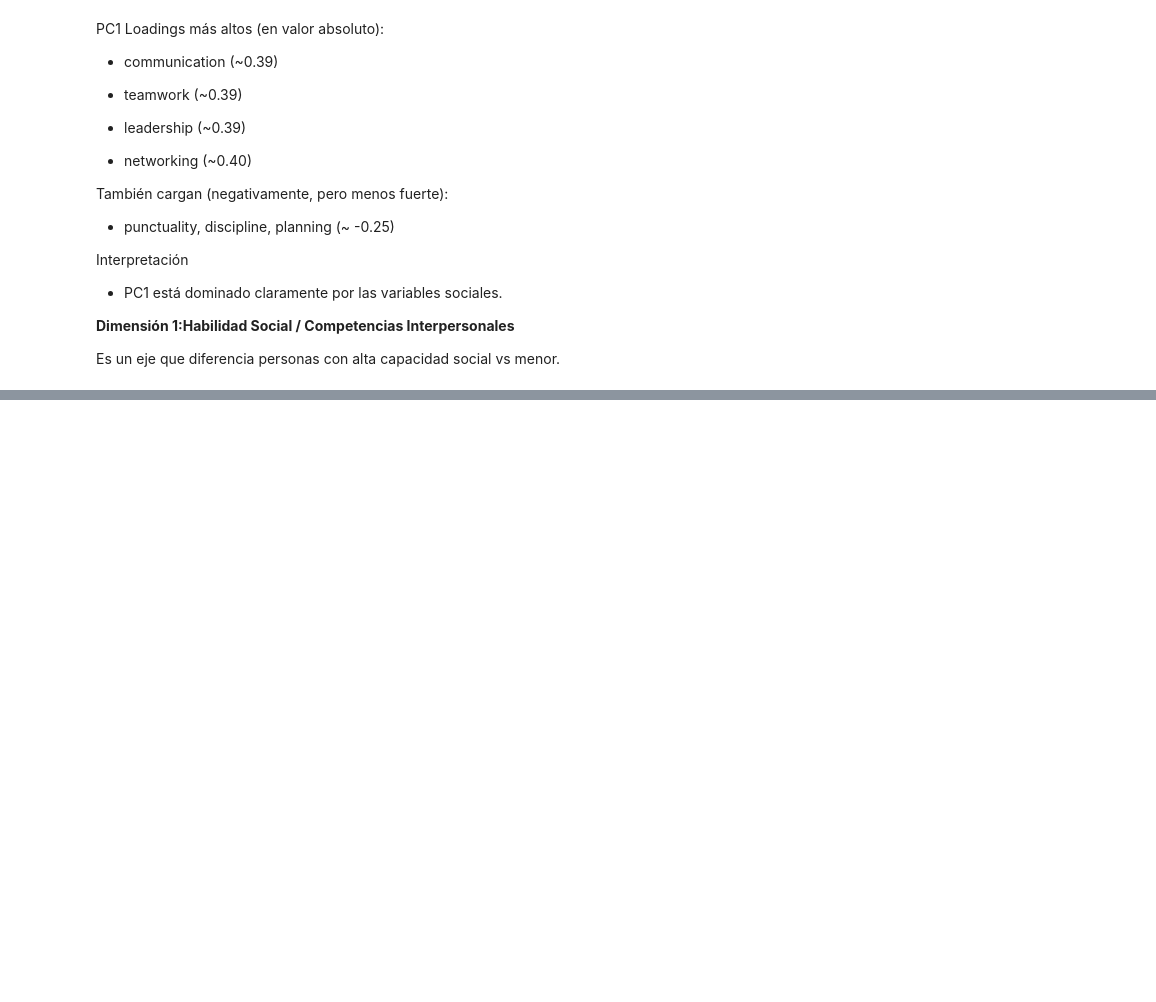
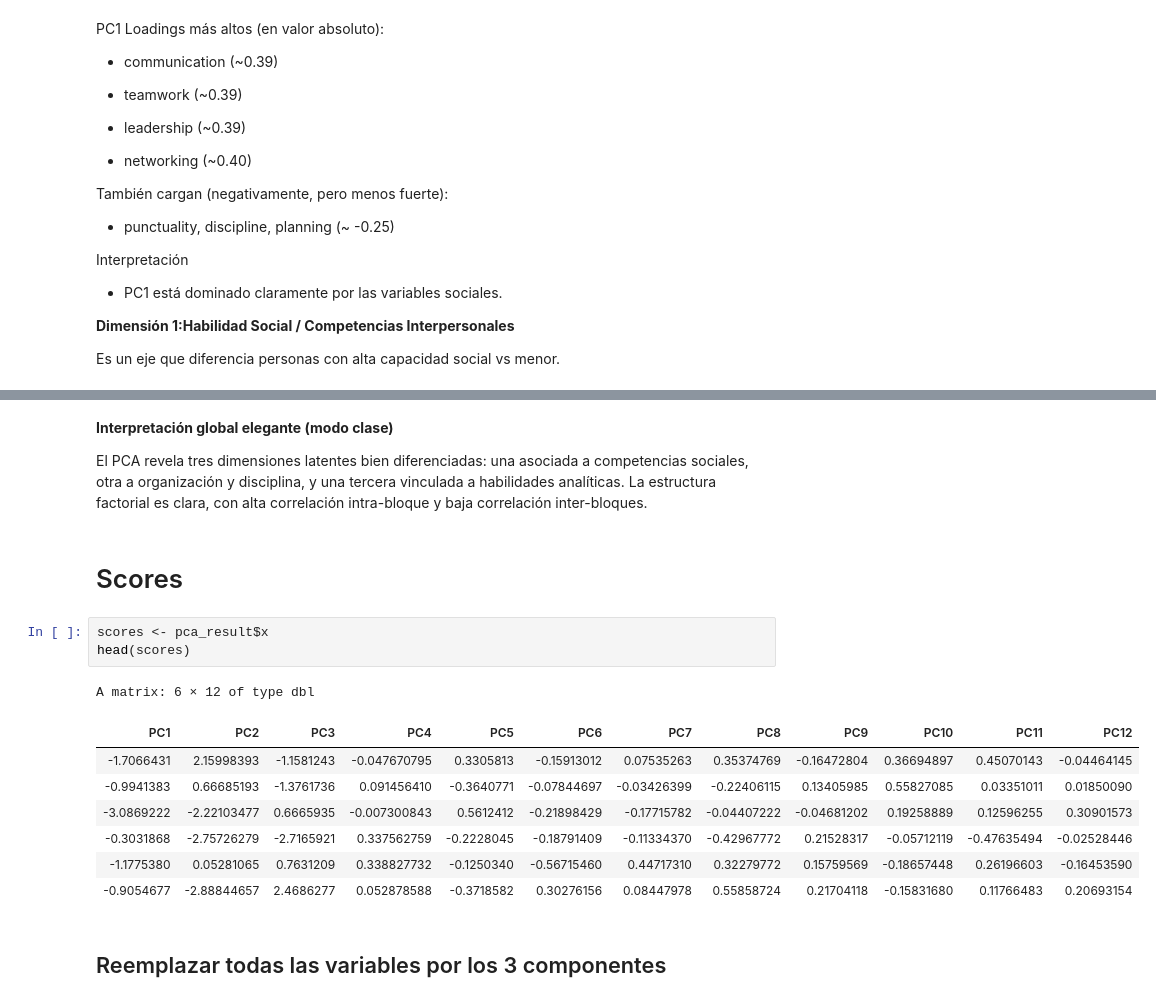
Before and after one commit to jrortiz88/pca_estadistica_presentacion, a Jupyter notebook: pca_grupal.ipynb, the cells around one changed output, grey strips where cells are left out. Cells and saved outputs as stored; diff of their text form; blank space fills up the shorter version.

```diff
--- a/pca_grupal.ipynb
+++ b/pca_grupal.ipynb
@@ -163,0 +370,20 @@ Es un eje que diferencia personas con alta capacidad social vs menor.
+# %% [markdown]
+**Interpretación global elegante (modo clase)**
+
+El PCA revela tres dimensiones latentes bien diferenciadas: una asociada a competencias sociales, otra a organización y disciplina, y una tercera vinculada a habilidades analíticas. La estructura factorial es clara, con alta correlación intra-bloque y baja correlación inter-bloques.
+# %% [markdown]
+# Scores
+# %%
+scores <- pca_result$x
+head(scores)
+# %% [output]
+A matrix: 6 × 12 of type dbl
+| PC1 | PC2 | PC3 | PC4 | PC5 | PC6 | PC7 | PC8 | PC9 | PC10 | PC11 | PC12 |
+| -1.7066431 | 2.15998393 | -1.1581243 | -0.047670795 | 0.3305813 | -0.15913012 | 0.07535263 | 0.35374769 | -0.16472804 | 0.36694897 | 0.45070143 | -0.04464145 |
+| -0.9941383 | 0.66685193 | -1.3761736 | 0.091456410 | -0.3640771 | -0.07844697 | -0.03426399 | -0.22406115 | 0.13405985 | 0.55827085 | 0.03351011 | 0.01850090 |
+| -3.0869222 | -2.22103477 | 0.6665935 | -0.007300843 | 0.5612412 | -0.21898429 | -0.17715782 | -0.04407222 | -0.04681202 | 0.19258889 | 0.12596255 | 0.30901573 |
+| -0.3031868 | -2.75726279 | -2.7165921 | 0.337562759 | -0.2228045 | -0.18791409 | -0.11334370 | -0.42967772 | 0.21528317 | -0.05712119 | -0.47635494 | -0.02528446 |
+| -1.1775380 | 0.05281065 | 0.7631209 | 0.338827732 | -0.1250340 | -0.56715460 | 0.44717310 | 0.32279772 | 0.15759569 | -0.18657448 | 0.26196603 | -0.16453590 |
+| -0.9054677 | -2.88844657 | 2.4686277 | 0.052878588 | -0.3718582 | 0.30276156 | 0.08447978 | 0.55858724 | 0.21704118 | -0.15831680 | 0.11766483 | 0.20693154 |
+# %% [markdown]
+## Reemplazar todas las variables por los 3 componentes
```
Also changed, not shown: parts of 17 cells of this notebook.
